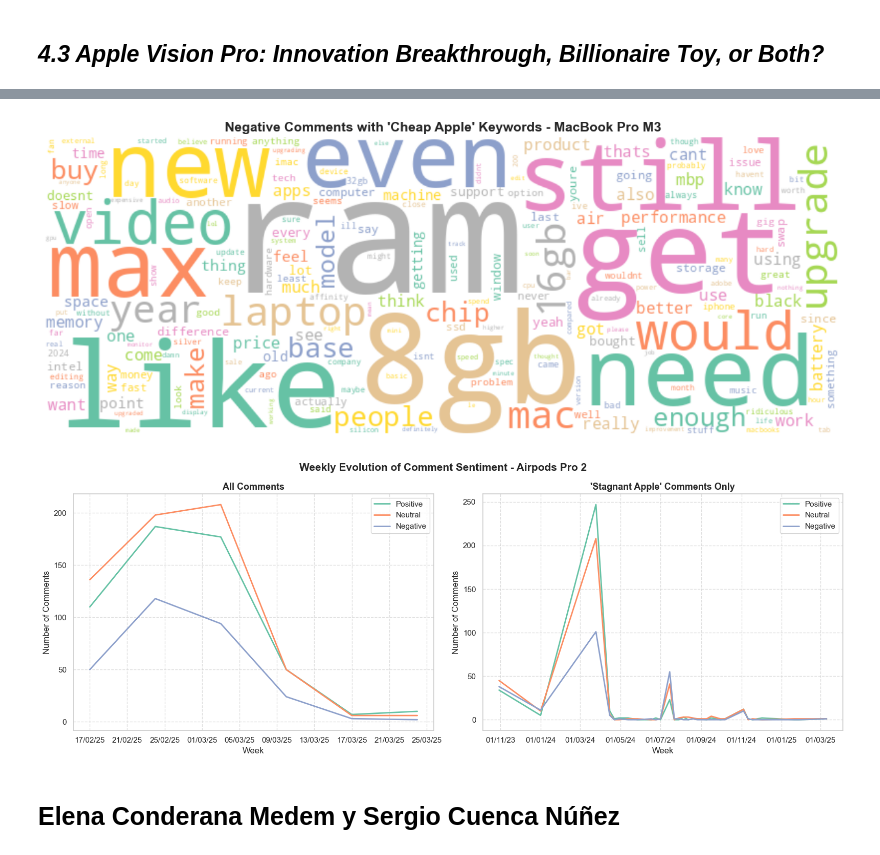
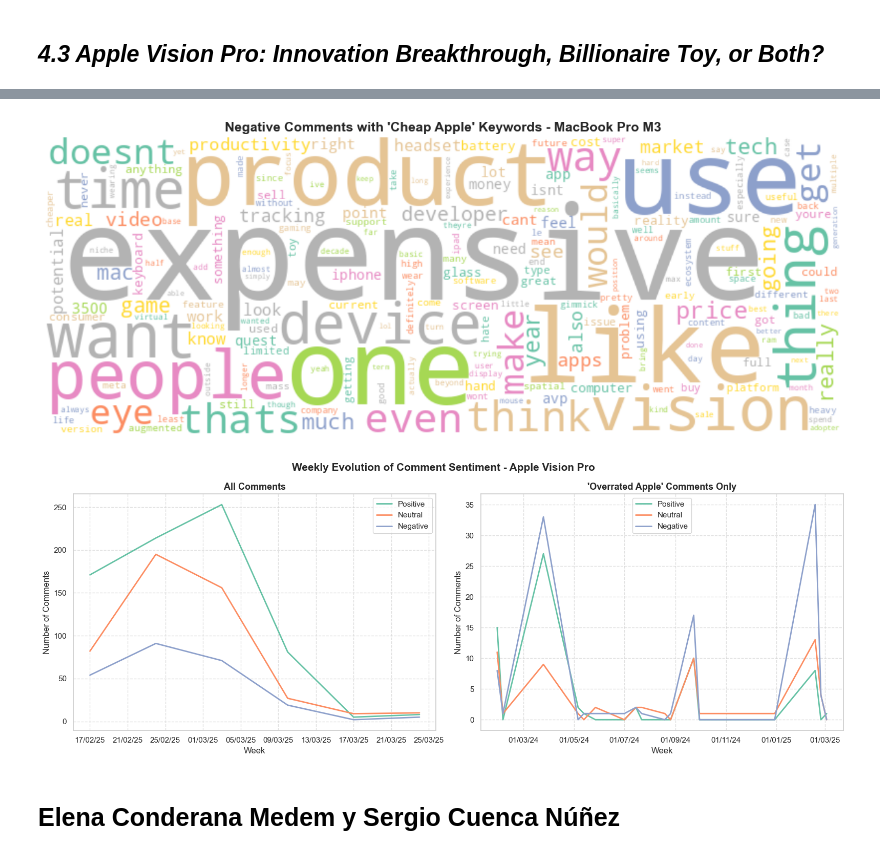
Before and after one commit to SergioCuencaNunez/asw-labs, a Jupyter notebook: project/project.ipynb, the cells around one changed output, grey strips where cells are left out. Cells and saved outputs as stored; diff of their text form; code cells hidden in the pictures.

Commit message:
vision pro

```diff
--- a/project/project.ipynb
+++ b/project/project.ipynb
@@ -1838,0 +1730,38 @@ plt.show()
+# %%
+# Add brand labels
+vision_pro["brand"] = "Apple Vision Pro"
+visionpro_vs_metaquest3["brand"] = "Meta Quest 3"
+visionpro_vs_others["brand"] = "Others"
+
+palette = sns.color_palette("Set2", 8)  # Using Set2 palette
+
+# Assign specific colors to sentiments
+sentiment_colors = {
+    "positive": palette[0],  # First color for positive
+    "neutral": palette[1],   # Second color for neutral
+    "negative": palette[2]   # Third color for negative
+}
+
+# Concatenate all
+all_ar_glasses = pd.concat([vision_pro, visionpro_vs_metaquest3, visionpro_vs_others], ignore_index=True)
+
+# Standardize sentiment labels
+all_ar_glasses["sentiment_label"] = all_ar_glasses["sentiment_label"].str.lower().str.strip()
+
+# Sentiment distribution per brand
+sentiment_dist = all_ar_glasses.groupby(["brand", "sentiment_label"]).size().reset_index(name="count")
+sentiment_dist["percentage"] = sentiment_dist.groupby("brand")["count"].transform(lambda x: x / x.sum() * 100)
+
+fig = plt.figure(figsize=(12, 6), facecolor='none')
+ax = fig.add_subplot(111)
+sns.barplot(data=sentiment_dist, x="brand", y="percentage", hue="sentiment_label", hue_order=["positive", "neutral", "negative"], ax=ax, palette=sentiment_colors)
+for container in ax.containers:
+    ax.bar_label(container, labels=[f'{v.get_height():.1f}%' for v in container], label_type='edge', fontsize=10)
+ax.set_title("Sentiment Distribution by Brand", fontsize=14, weight="bold")
+ax.set_ylabel("Percentage")
+ax.set_xlabel("")
+ax.legend(title="Sentiment")
+ax.grid(linestyle="--", alpha=0.6)
+ax.set_facecolor('none')
+plt.tight_layout()
+plt.show()
@@ -1847,43 +1792,43 @@ set2_colors = sns.color_palette("Set2", 8).as_hex()
 class SimpleGroupedColorFunc(object):
     def __init__(self, colors):
         self.colors = colors
     def __call__(self, word, **kwargs):
         return np.random.choice(self.colors)
 
 color_func = SimpleGroupedColorFunc(set2_colors)
 
 # Filter relevant comments
-neg_keyword_comments = macbook_pro_m3[
-    (macbook_pro_m3["sentiment_label"] == "negative") &
-    (macbook_pro_m3["has_keyword"])
+neg_keyword_comments = vision_pro[
+    (vision_pro["sentiment_label"] == "negative") &
+    (vision_pro["has_keyword"])
 ]["clean_text_analysis"].dropna().tolist()
 
 # Generate word frequencies
 all_words = " ".join(neg_keyword_comments).split()
 word_freq = Counter(all_words)
 wordcloud = WordCloud(width=800, height=300, background_color="white").generate_from_frequencies(word_freq)
 
 filtered_words = [word for word in all_words if word not in {"macbook", "apple", "pro", "dont"}]
 filtered_word_freq = Counter(filtered_words)
 
 # Regenerate word cloud
 wordcloud_filtered = WordCloud(width=800, height=300, background_color="white").generate_from_frequencies(filtered_word_freq)
 
 # Plot the filtered word cloud
 plt.figure(figsize=(12, 6))
 plt.imshow(wordcloud_filtered.recolor(color_func=color_func), interpolation='bilinear')
 plt.axis("off")
 plt.title("Negative Comments with 'Cheap Apple' Keywords - MacBook Pro M3", fontsize=14, weight="bold")
 plt.tight_layout()
 plt.show()
 # %% [output]
-[figure, old version]
+[figure, new version]
 # %%
-macbook_pro_m3["date"] = pd.to_datetime(macbook_pro_m3["date"], errors='coerce')
+vision_pro["date"] = pd.to_datetime(vision_pro["date"], errors='coerce')
 
 # Group by week and sentiment label
-weekly_sentiment = (
-    macbook_pro_m3.groupby([iphone_16e["date"].dt.to_period("W"), "sentiment_label"])
+vision_proweekly_sentiment = (
+    vision_pro.groupby([iphone_16e["date"].dt.to_period("W"), "sentiment_label"])
     .size()
     .unstack(fill_value=0)
     .reset_index()
@@ -1893,7 +1838,7 @@ weekly_sentiment = (
 weekly_sentiment["week"] = weekly_sentiment["date"].dt.to_timestamp()
 
 # Filtrar solo comentarios que contienen keywords
-keyword_df = macbook_pro_m3[macbook_pro_m3["has_keyword"] == True]
+keyword_df = vision_pro[vision_pro["has_keyword"] == True]
 
 # Agrupar por semana y tipo de sentimiento
 weekly_keyword_sentiment = (
@@ -1926,7 +1871,7 @@ axes[0].set_facecolor('none')
 sns.lineplot(ax=axes[1], data=weekly_keyword_sentiment, x="week", y="positive", label="Positive", linewidth=2)
 sns.lineplot(ax=axes[1], data=weekly_keyword_sentiment, x="week", y="neutral", label="Neutral", linewidth=2)
 sns.lineplot(ax=axes[1], data=weekly_keyword_sentiment, x="week", y="negative", label="Negative", linewidth=2)
-axes[1].set_title("'Stagnant Apple' Comments Only", fontsize=13, weight="bold")
+axes[1].set_title("'Overrated Apple' Comments Only", fontsize=13, weight="bold")
 axes[1].set_xlabel("Week")
 axes[1].set_ylabel("Number of Comments")
 axes[1].tick_params(axis='x')
@@ -1935,11 +1880,11 @@ axes[1].grid(True, linestyle="--", alpha=0.6)
 axes[1].set_facecolor('none')
 
 # Global title
-fig.suptitle("Weekly Evolution of Comment Sentiment - MacBook Pro M3", fontsize=15, weight="bold")
+fig.suptitle("Weekly Evolution of Comment Sentiment - Apple Vision Pro", fontsize=15, weight="bold")
 plt.tight_layout()
 plt.subplots_adjust(top=0.88)
 plt.show()
 # %% [output]
-[figure, old version]
+[figure, new version]
 # %% [markdown]
 ## <span style="font-family: Latin Modern Roman; font-size: 25px;"> Elena Conderana Medem y Sergio Cuenca Núñez </span>
```
Also changed, not shown: parts of 10 cells of this notebook, 7 other files.
